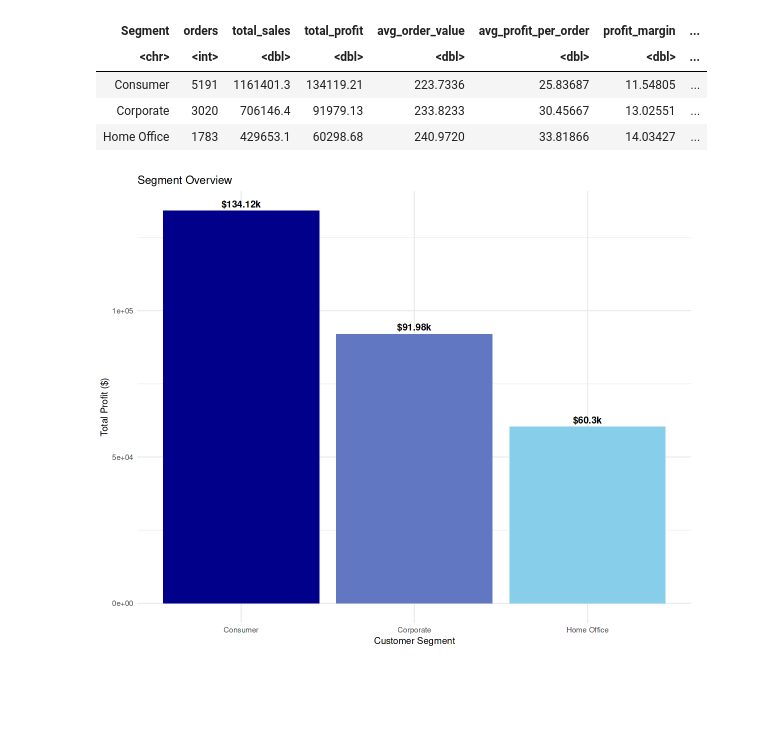
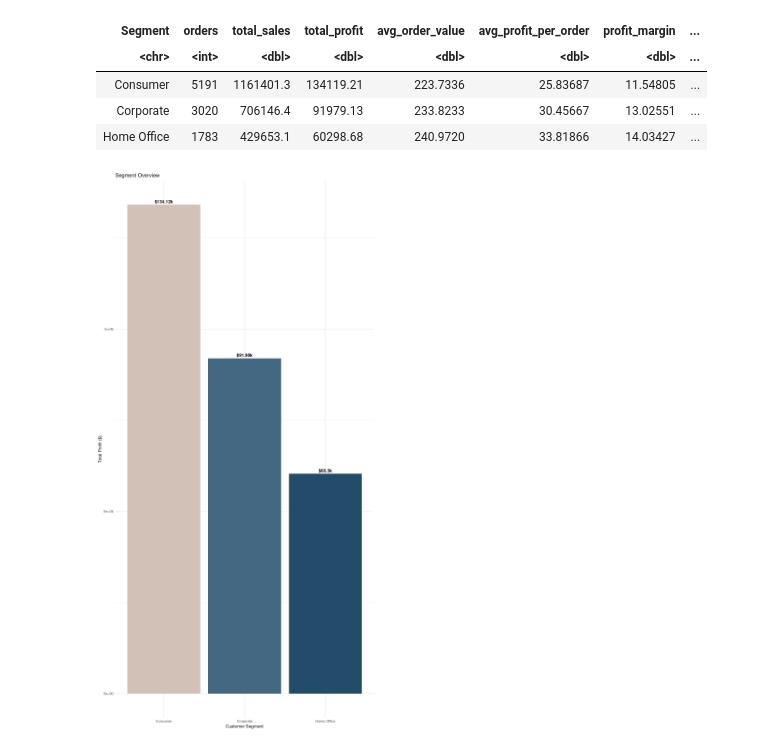
Before and after one commit to pawanU03/EDA-Superstore, a Jupyter notebook: superstore_eda.ipynb, the cells around one changed output. Cells and saved outputs as stored; diff of their text form; code cells hidden in the pictures; blank space fills up the shorter version.

```diff
--- a/superstore_eda.ipynb
+++ b/superstore_eda.ipynb
@@ -954,27 +973,24 @@ A tibble: 3 × 9
 # %%
 # plot
 ggplot(
     segment_overview,
-    aes(x = Segment, y = total_profit, fill = total_profit)
+    aes(x = Segment, y = total_profit, fill = Segment)
 ) +
 geom_col() +
-scale_fill_gradient(
-    low="skyblue",
-    high="darkblue"
-) +
+scale_fill_manual(values = c("Consumer" = "#D2C1B6",
+                            "Corporate" = "#456882",
+                            "Home Office" = "#234C6A")) +
 labs(
     title = "Segment Overview",
     x = "Customer Segment",
     y = "Total Profit ($)"
 ) +
 theme_minimal() +
 theme(legend.position = "none") +
 geom_text(
     aes(label = paste0("$", round((total_profit / 1000), 2), "k")),
     vjust = -0.5,
     fontface = "bold"
 )
-
-options(repr.plot.width = 10, repr.plot.height = 8)
 # %% [output]
-[figure, old version]
+[figure, new version]
```
Also changed, not shown: parts of 15 cells of this notebook.
